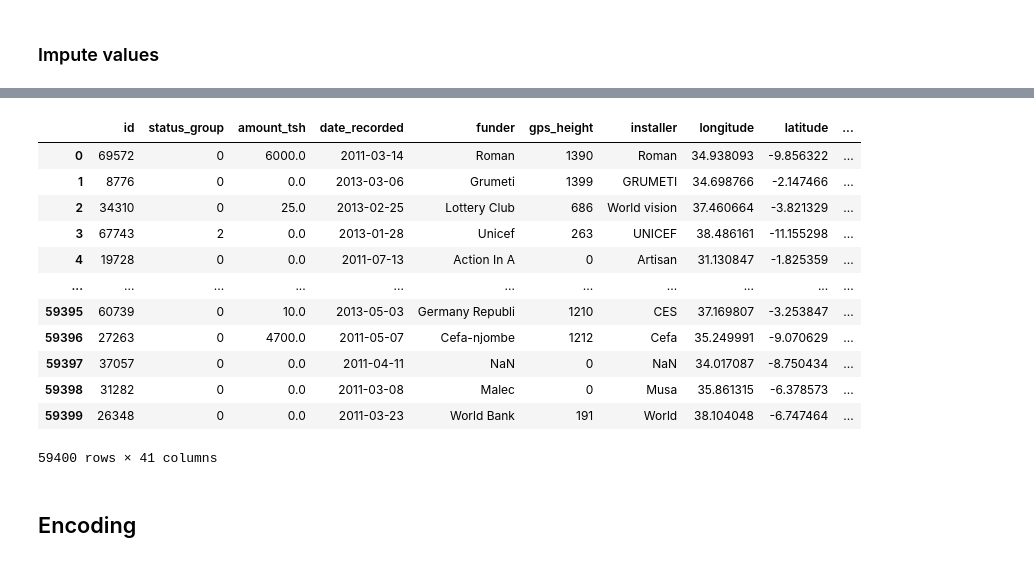
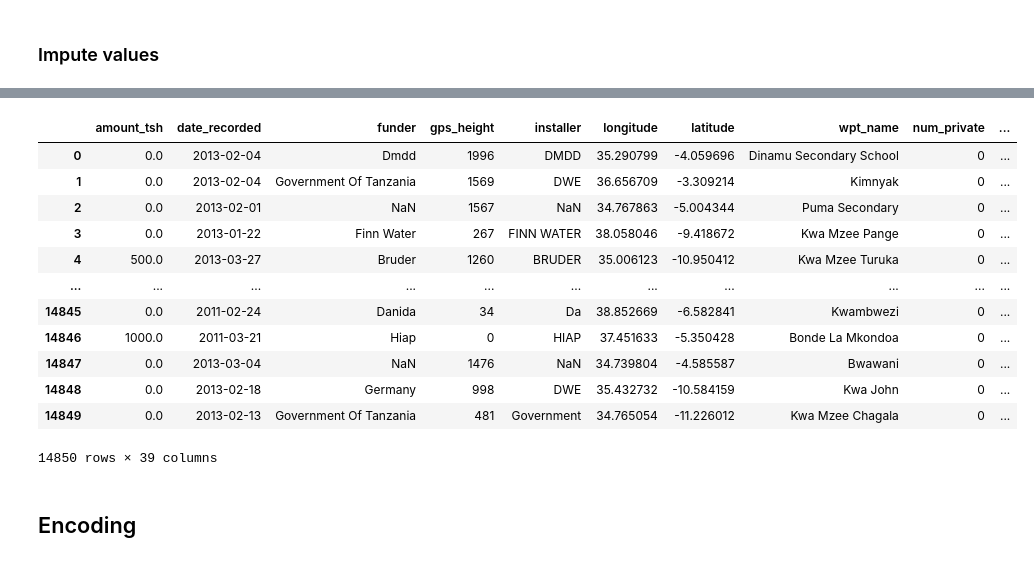
Before and after one commit to anjuchamantha/Machine-Learning-Module-Project, a Jupyter notebook: competition-notebook.ipynb, the cells around one changed output, grey strips where cells are left out. Drawn from its saved outputs; the diff is of its cells as text; code cells hidden in the pictures.

```diff
--- a/competition-notebook.ipynb
+++ b/competition-notebook.ipynb
@@ -125,3 +158,19 @@ KeyError: "None of [Index(['funder'], dtype='object')] are in the [index]"
+# %%
+X_test
+# %% [output]
+|  | amount_tsh | date_recorded | funder | gps_height | installer | longitude | latitude | wpt_name | num_private | ... |
+| 0 | 0.0 | 2013-02-04 | Dmdd | 1996 | DMDD | 35.290799 | -4.059696 | Dinamu Secondary School | 0 | ... |
+| 1 | 0.0 | 2013-02-04 | Government Of Tanzania | 1569 | DWE | 36.656709 | -3.309214 | Kimnyak | 0 | ... |
+| 2 | 0.0 | 2013-02-01 | NaN | 1567 | NaN | 34.767863 | -5.004344 | Puma Secondary | 0 | ... |
+| 3 | 0.0 | 2013-01-22 | Finn Water | 267 | FINN WATER | 38.058046 | -9.418672 | Kwa Mzee Pange | 0 | ... |
+| 4 | 500.0 | 2013-03-27 | Bruder | 1260 | BRUDER | 35.006123 | -10.950412 | Kwa Mzee Turuka | 0 | ... |
+| ... | ... | ... | ... | ... | ... | ... | ... | ... | ... | ... |
+| 14845 | 0.0 | 2011-02-24 | Danida | 34 | Da | 38.852669 | -6.582841 | Kwambwezi | 0 | ... |
+| 14846 | 1000.0 | 2011-03-21 | Hiap | 0 | HIAP | 37.451633 | -5.350428 | Bonde La Mkondoa | 0 | ... |
+| 14847 | 0.0 | 2013-03-04 | NaN | 1476 | NaN | 34.739804 | -4.585587 | Bwawani | 0 | ... |
+| 14848 | 0.0 | 2013-02-18 | Germany | 998 | DWE | 35.432732 | -10.584159 | Kwa John | 0 | ... |
+| 14849 | 0.0 | 2013-02-13 | Government Of Tanzania | 481 | Government | 34.765054 | -11.226012 | Kwa Mzee Chagala | 0 | ... |
+14850 rows × 39 columns
 # %%
 # Impute values
 
@@ -145,20 +194,3 @@ def impute_missing_data_using_mean(dataframe, columns):
     return dataframe
 
 # train_data = impute_missing_data_using_mean(df,columns_with_nan_train)
-# %%
-# df = df_dropped
-df
-# %% [output]
-|  | id | status_group | amount_tsh | date_recorded | funder | gps_height | installer | longitude | latitude | ... |
-| 0 | 69572 | 0 | 6000.0 | 2011-03-14 | Roman | 1390 | Roman | 34.938093 | -9.856322 | ... |
-| 1 | 8776 | 0 | 0.0 | 2013-03-06 | Grumeti | 1399 | GRUMETI | 34.698766 | -2.147466 | ... |
-| 2 | 34310 | 0 | 25.0 | 2013-02-25 | Lottery Club | 686 | World vision | 37.460664 | -3.821329 | ... |
-| 3 | 67743 | 2 | 0.0 | 2013-01-28 | Unicef | 263 | UNICEF | 38.486161 | -11.155298 | ... |
-| 4 | 19728 | 0 | 0.0 | 2011-07-13 | Action In A | 0 | Artisan | 31.130847 | -1.825359 | ... |
-| ... | ... | ... | ... | ... | ... | ... | ... | ... | ... | ... |
-| 59395 | 60739 | 0 | 10.0 | 2013-05-03 | Germany Republi | 1210 | CES | 37.169807 | -3.253847 | ... |
-| 59396 | 27263 | 0 | 4700.0 | 2011-05-07 | Cefa-njombe | 1212 | Cefa | 35.249991 | -9.070629 | ... |
-| 59397 | 37057 | 0 | 0.0 | 2011-04-11 | NaN | 0 | NaN | 34.017087 | -8.750434 | ... |
-| 59398 | 31282 | 0 | 0.0 | 2011-03-08 | Malec | 0 | Musa | 35.861315 | -6.378573 | ... |
-| 59399 | 26348 | 0 | 0.0 | 2011-03-23 | World Bank | 191 | World | 38.104048 | -6.747464 | ... |
-59400 rows × 41 columns
```
Also changed, not shown: parts of 23 cells of this notebook.
